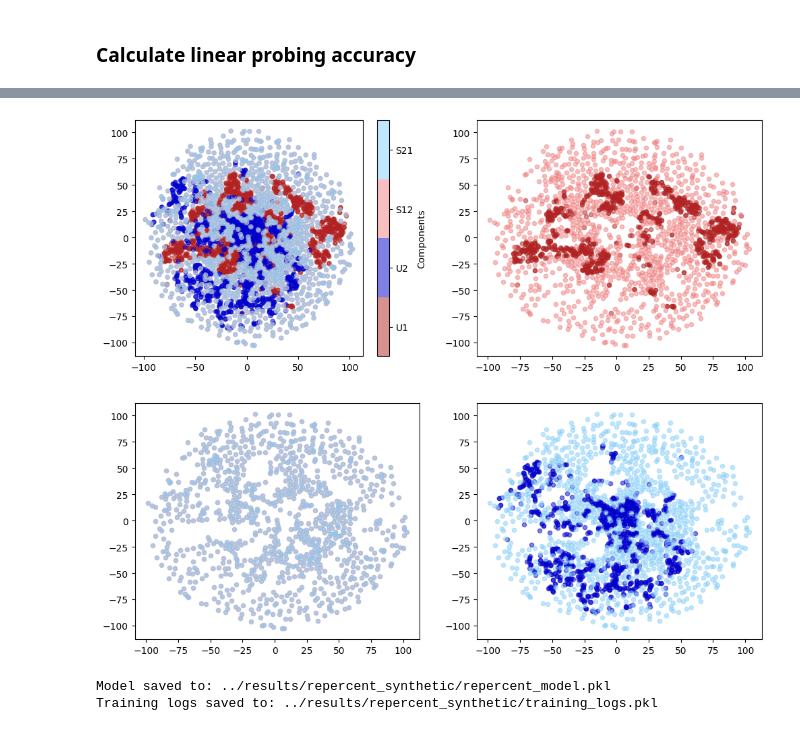
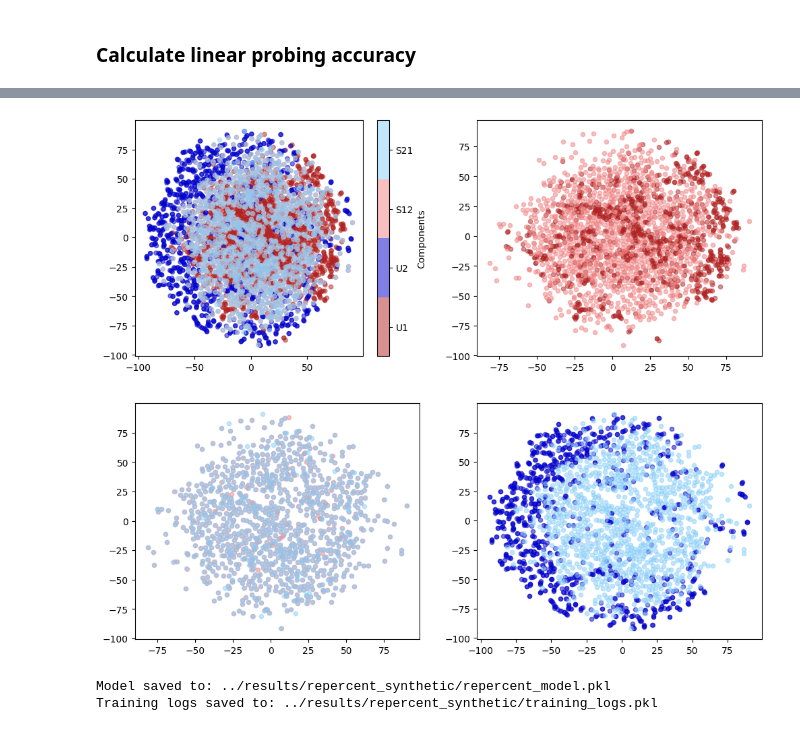
Before and after one commit to Vascorn/RePercENT, a Jupyter notebook: notebooks/repercent_synthetic.ipynb, the cells around one changed output, grey strips where cells are left out. Cells and saved outputs as stored; diff of their text form; code cells hidden in the pictures.

```diff
--- a/notebooks/repercent_synthetic.ipynb
+++ b/notebooks/repercent_synthetic.ipynb
@@ -75,7 +75,7 @@ $M_1$
 enc_m1 = nn.Identity()
 
 # Initialize the Perceiver module
-DEPTH = 4
+DEPTH = 2
 MAX_FREQ = math.ceil(t1 / 2) # set max freq to Nyquist frequency
 NUM_FREQ_BANDS = 3
 INPUT_CHANNELS= latent_dim['Z1'] + latent_dim['Zs'] # input channels = dim of unique component 1 + dim of shared component
@@ -125,7 +125,7 @@ $M_2$
 enc_m2 = nn.Identity()
 
 # Initialize the Perceiver module
-DEPTH = 4
+DEPTH = 2
 MAX_FREQ = math.ceil(t2 / 2) # set max freq to Nyquist frequency
 NUM_FREQ_BANDS = math.floor(math.log2(MAX_FREQ)) + 1
 INPUT_CHANNELS= latent_dim['Z2'] + latent_dim['Zs'] # input channels = dim of unique component 2 + dim of shared component
@@ -513,0 +435,36 @@ Probing Results for Ls (s12):
+# %%
+# Linear probing evaluation
+print("Extracting latents from train and test datasets...")
+
+# Extract latents and labels from train and test sets
+train_data_dict = extract_latents_and_labels(model, train_dataloader, device)
+test_data_dict = extract_latents_and_labels(model, test_dataloader, device)
+
+test_loss_logs["linear_probe"] = {"u_12": np.zeros(3), "s_21": np.zeros(3), "u_21": np.zeros(3), "s_12": np.zeros(3)}
+for i, label in enumerate(['labels_1', 'labels_2', 'labels_s']):
+    print(f"\nEvaluating disentanglement for {label}...")
+
+    # Unique component of modality 1
+    test_loss_logs["linear_probe"]["u_12"][i] = linear_probe(
+        train_data_dict['u_12'], train_data_dict[label],
+        test_data_dict['u_12'], test_data_dict[label]
+    )
+    print(f"  Unique component of modality 1 accuracy: {test_loss_logs['linear_probe']['u_12'][i]:.2f}%")
+    # Shared component from modality 2
+    test_loss_logs["linear_probe"]["s_21"][i] = linear_probe(
+        train_data_dict['s_21'], train_data_dict[label],
+        test_data_dict['s_21'], test_data_dict[label]
+    )
+    print(f"  Shared component from modality 2 accuracy: {test_loss_logs['linear_probe']['s_21'][i]:.2f}%")
+    # Unique component of modality 2
+    test_loss_logs["linear_probe"]["u_21"][i] = linear_probe(
+        train_data_dict['u_21'], train_data_dict[label],
+        test_data_dict['u_21'], test_data_dict[label]
+    )
+    print(f"  Unique component of modality 2 accuracy: {test_loss_logs['linear_probe']['u_21'][i]:.2f}%")
+    # Shared component from modality 1
+    test_loss_logs["linear_probe"]["s_12"][i] = linear_probe(
+        train_data_dict['s_12'], train_data_dict[label],
+        test_data_dict['s_12'], test_data_dict[label]
+    )
+    print(f"  Shared component from modality 1 accuracy: {test_loss_logs['linear_probe']['s_12'][i]:.2f}%")
@@ -525,7 +531,7 @@ model.eval()
 
 
 # Use a batch from the dataset for visualization
-dataloader_viz = DataLoader(dataset, batch_size=1000, shuffle=False)
+dataloader_viz = DataLoader(train_dataset, batch_size=1000, shuffle=False)
 data_m1_viz, data_m2_viz, _, _, _ = next(iter(dataloader_viz))
 
 data_m1_viz = data_m1_viz.to(device)
@@ -557,34 +563,34 @@ with torch.no_grad():
         tsne.fit(concat)
         temp_kl = tsne.kl_divergence_
         if temp_kl < best_kl:
             best_kl = temp_kl
             best_tsne = tsne
     tsne_result = best_tsne.fit_transform(concat)
 
     fig, ax = plt.subplots(2, 2, figsize=(12, 10))
     colors = ['#b22222', '#0000cd', '#f08080', '#87cefa']  # dark red, light red, dark blue, light blue
 
     # Create colormap
     cmap = ListedColormap(colors)
     scatter3 = ax[0, 0].scatter(tsne_result[:, 0], tsne_result[:, 1], c=labels, cmap= cmap, alpha=0.5, s= 20)
 
     # Discrete colorbar for four labels
     cbar = fig.colorbar(scatter3, ax=ax[0, 0], ticks=[0, 1, 2, 3], boundaries=[-0.5, 0.5, 1.5, 2.5, 3.5])
     cbar.set_label('Components')
     cbar.set_ticklabels(['U1', 'U2', 'S12', 'S21'])
 
     ax[0, 1].scatter(tsne_result[:size, 0], tsne_result[:size, 1], c= colors[0], label='U1', alpha=0.5, s=20)
     ax[0, 1].scatter(tsne_result[2*size:3*size, 0], tsne_result[2*size:3*size, 1], c=colors[2], label='S12', alpha=0.5, s=20)
 
 
     ax[1, 1].scatter(tsne_result[size:2*size, 0], tsne_result[size:2*size, 1], c= colors[1], label='U2', alpha=0.5, s=20)
     ax[1, 1].scatter(tsne_result[3*size:, 0], tsne_result[3*size:, 1], c=colors[3], label='S21', alpha=0.5, s=20)
 
     ax[1, 0].scatter(tsne_result[2*size:3*size, 0], tsne_result[2*size:3*size, 1], c=colors[2], label='S12', alpha=0.5, s=20)
     ax[1, 0].scatter(tsne_result[3*size:, 0], tsne_result[3*size:, 1], c=colors[3], label='S21', alpha=0.5, s=20)
     plt.show()
 # %% [output]
-[figure, old version]
+[figure, new version]
 # %%
 import pickle
 
```
Also changed, not shown: parts of 9 cells of this notebook, 7 other files.
